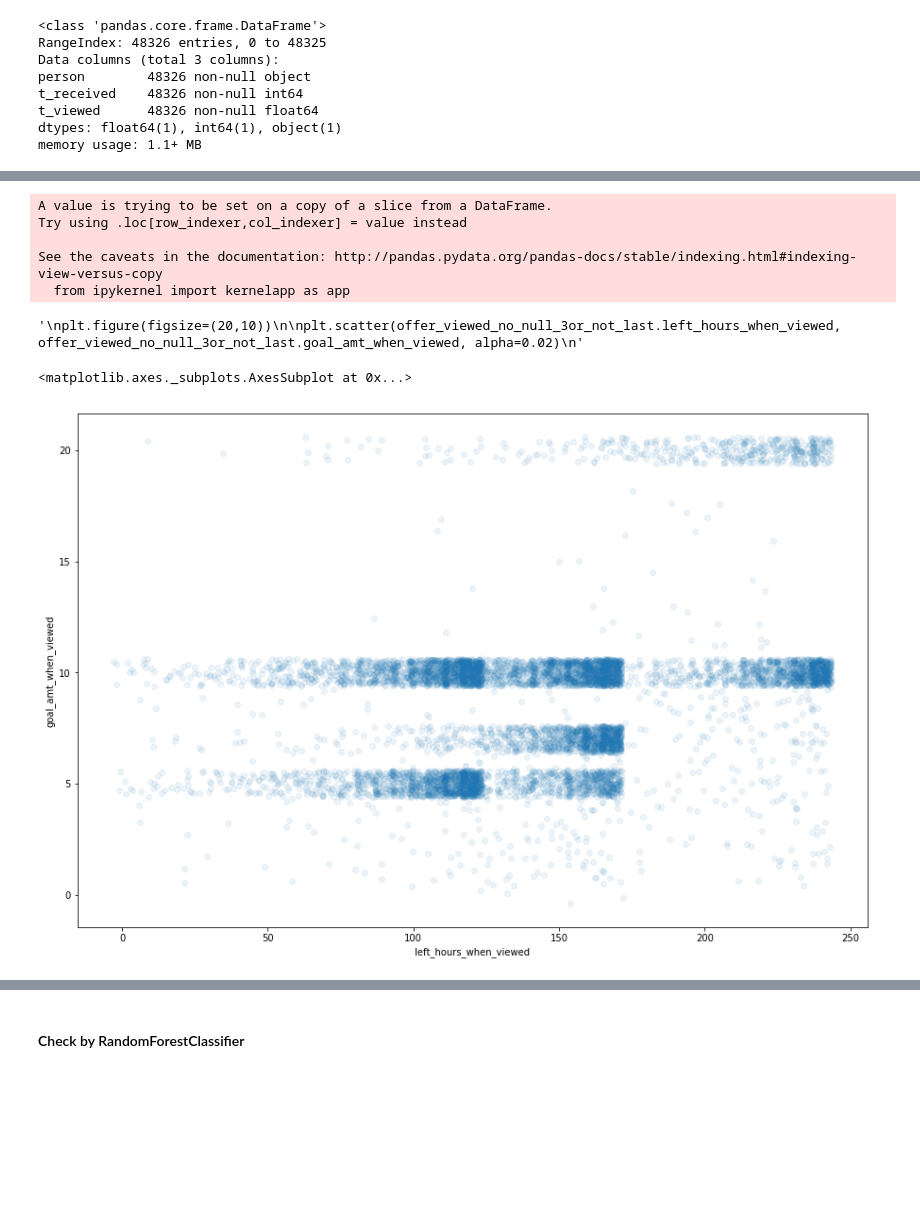
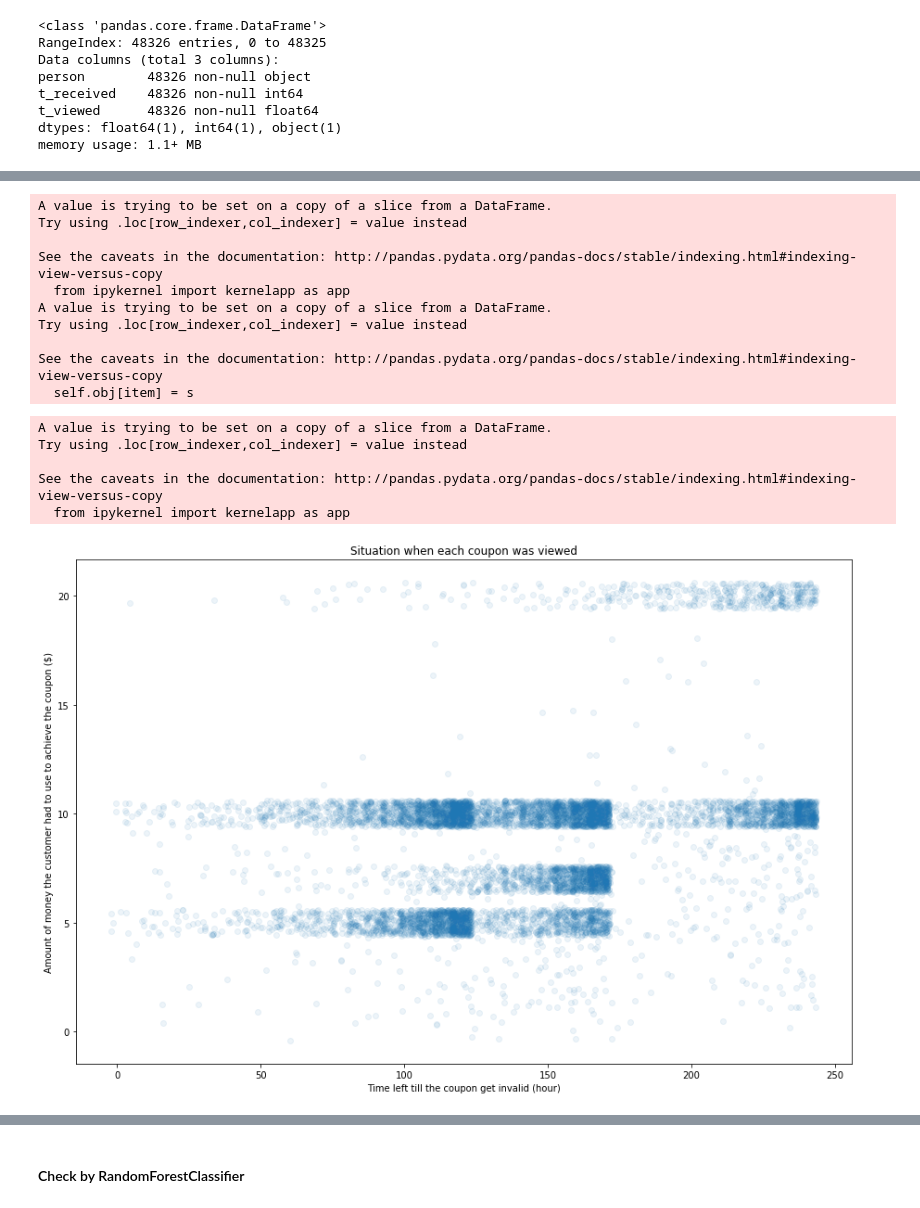
Before and after one commit to kudojp/StarBucksPromotionAnalysis, a Jupyter notebook: 190403StarbucksPromotionAnalysis.ipynb, the cells around one changed output, grey strips where cells are left out. Cells and saved outputs as stored; diff of their text form; code cells hidden in the pictures; blank space fills up the shorter version.

```diff
--- a/190403StarbucksPromotionAnalysis.ipynb
+++ b/190403StarbucksPromotionAnalysis.ipynb
@@ -780,3 +500,22 @@ See the caveats in the documentation: http://pandas.pydata.org/pandas-docs/stabl
+# %%
+# How much more money he had to spend when he viewed an offer??
+offer_viewed_no_null_3or_not_last["goal_amt_when_viewed"] = offer_viewed_no_null_3or_not_last.difficulty\
+                                                                - offer_viewed_no_null_3or_not_last.amt_till_viewed
+
+# but for example of $5 BOGO, he had to spend $5 more even if he had spent &4.9 when he viewed the offer
+mask_bogo = (offer_viewed_no_null_3or_not_last.offer_bogo == 1)
+offer_viewed_no_null_3or_not_last.loc[mask_bogo,"goal_amt_when_viewed"] = offer_viewed_no_null_3or_not_last.loc[mask_bogo, "difficulty"]
+# %% [output]
+A value is trying to be set on a copy of a slice from a DataFrame.
+Try using .loc[row_indexer,col_indexer] = value instead
+
+See the caveats in the documentation: http://pandas.pydata.org/pandas-docs/stable/indexing.html#indexing-view-versus-copy
+  from ipykernel import kernelapp as app
+A value is trying to be set on a copy of a slice from a DataFrame.
+Try using .loc[row_indexer,col_indexer] = value instead
+
+See the caveats in the documentation: http://pandas.pydata.org/pandas-docs/stable/indexing.html#indexing-view-versus-copy
+  self.obj[item] = s
 # %%
 # How many hours left when he viewed the offer
 offer_viewed_no_null_3or_not_last["left_hours_when_viewed"] = offer_viewed_no_null_3or_not_last.duration * 24\
@@ -787,19 +526,14 @@ Try using .loc[row_indexer,col_indexer] = value instead
 
 See the caveats in the documentation: http://pandas.pydata.org/pandas-docs/stable/indexing.html#indexing-view-versus-copy
   from ipykernel import kernelapp as app
-# %%
-"""
-plt.figure(figsize=(20,10))
-
-plt.scatter(offer_viewed_no_null_3or_not_last.left_hours_when_viewed, offer_viewed_no_null_3or_not_last.goal_amt_when_viewed, alpha=0.02)
-"""
-# %% [output]
-'\nplt.figure(figsize=(20,10))\n\nplt.scatter(offer_viewed_no_null_3or_not_last.left_hours_when_viewed, offer_viewed_no_null_3or_not_last.goal_amt_when_viewed, alpha=0.02)\n'
 # %%
 plt.figure(figsize=(15,10))
 sns.regplot(data=offer_viewed_no_null_3or_not_last, x="left_hours_when_viewed", y="goal_amt_when_viewed",\
             scatter_kws={"alpha":0.08}, fit_reg=False, x_jitter=3.5, y_jitter=0.6)
+
+plt.title("Situation when each coupon was viewed")
+plt.xlabel("Time left till the coupon get invalid (hour)");
+plt.ylabel("Amount of money the customer had to use to achieve the coupon ($)");
 # %% [output]
-<matplotlib.axes._subplots.AxesSubplot at 0x...>
-[figure, old version]
+[figure, new version]
 # %% [markdown]
```
Also changed, not shown: parts of 129 cells of this notebook, 17 other files.
